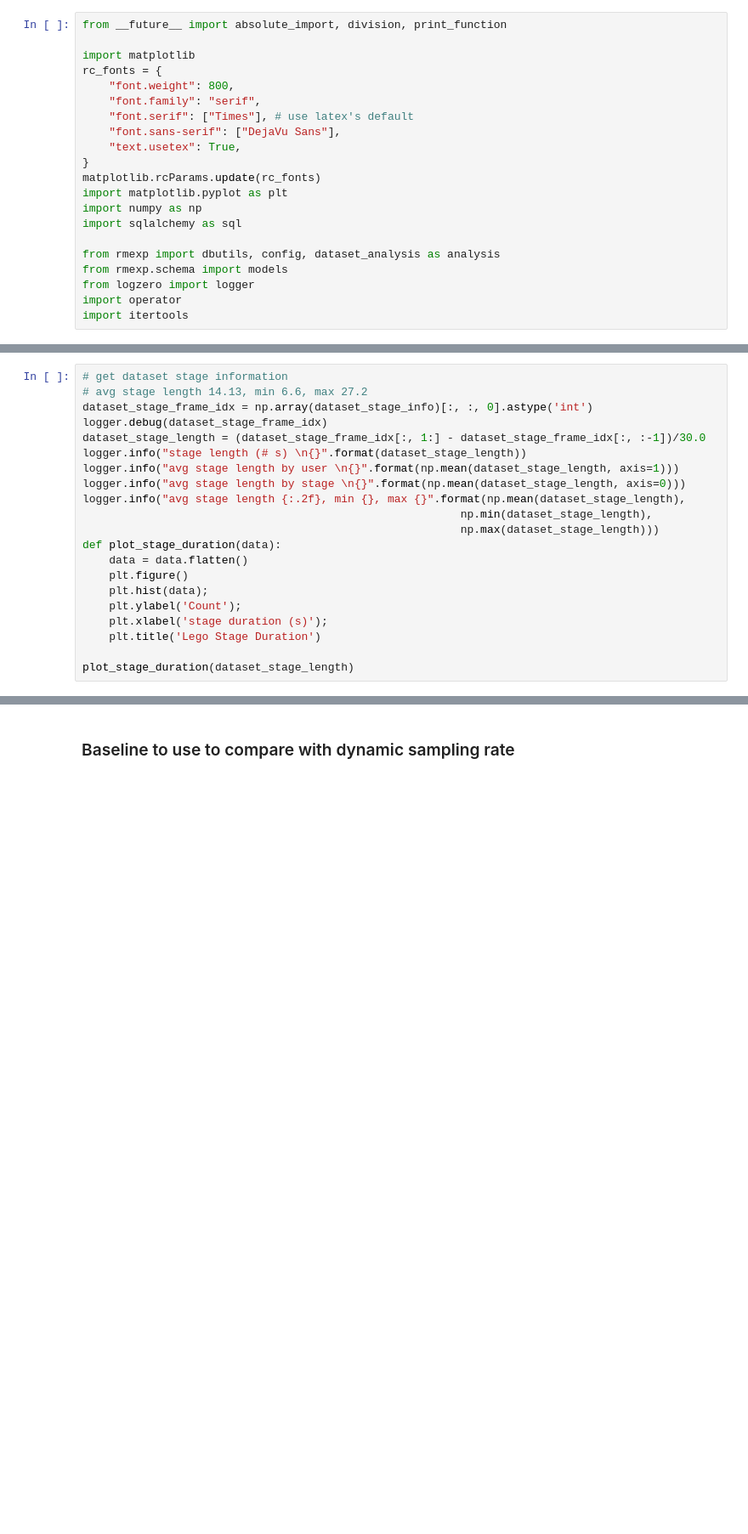
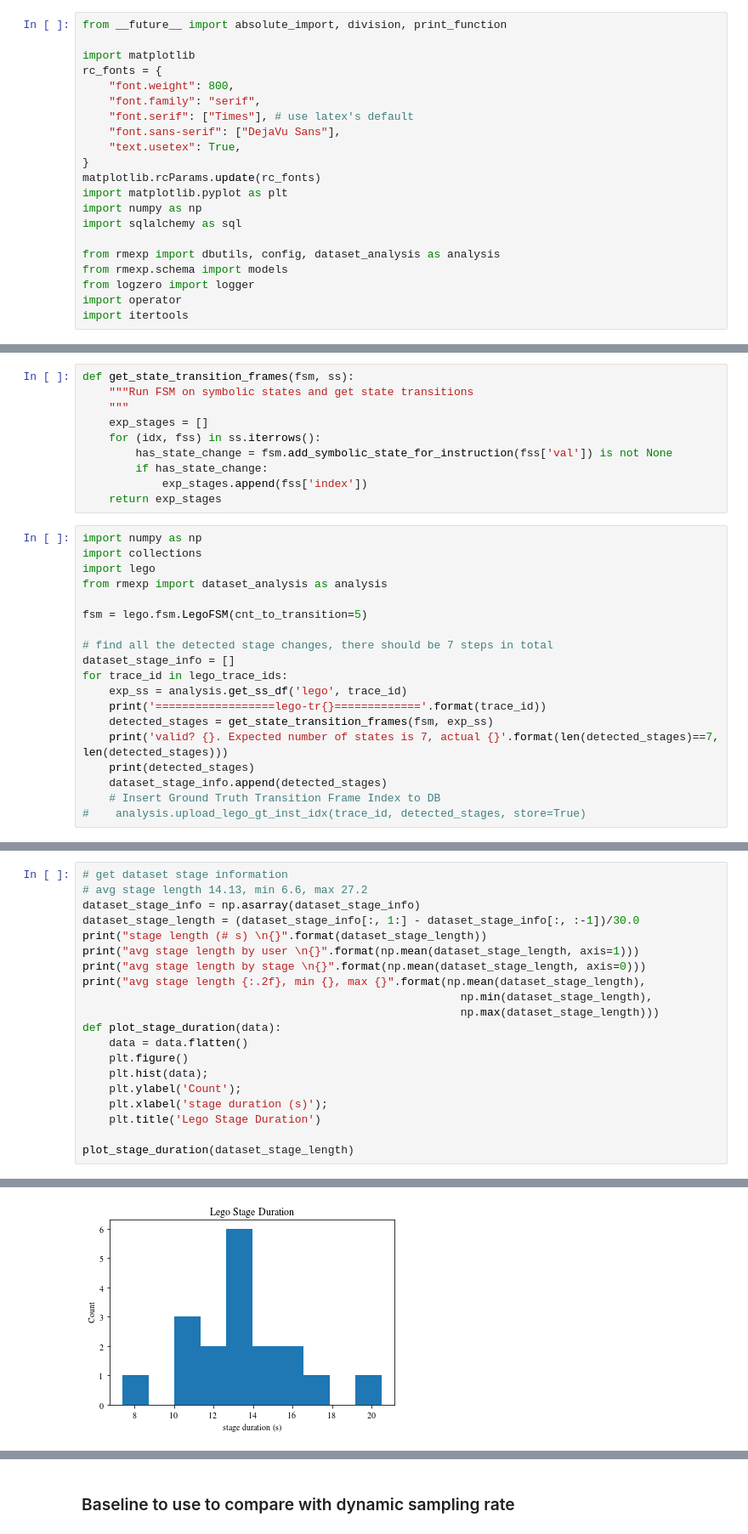
Before and after one commit to cmusatyalab/sec19-scalable-edge-native-applications, a Jupyter notebook: visualization/duty-cycle.ipynb, the cells around one changed output, grey strips where cells are left out. Shown at 85% size. Saved outputs shown, nothing was run; the diff lists cells and outputs as text; blank space fills up the shorter version.

Commit message:
organized visualization scripts

```diff
--- a/visualization/duty-cycle.ipynb
+++ b/visualization/duty-cycle.ipynb
@@ -160,0 +36,29 @@ for exp_idx, exp_ss in enumerate(ss):
+# %%
+def get_state_transition_frames(fsm, ss):
+    """Run FSM on symbolic states and get state transitions
+    """
+    exp_stages = []
+    for (idx, fss) in ss.iterrows():
+        has_state_change = fsm.add_symbolic_state_for_instruction(fss['val']) is not None
+        if has_state_change:
+            exp_stages.append(fss['index'])
+    return exp_stages
+# %%
+import numpy as np
+import collections
+import lego
+from rmexp import dataset_analysis as analysis
+
+fsm = lego.fsm.LegoFSM(cnt_to_transition=5)
+
+# find all the detected stage changes, there should be 7 steps in total
+dataset_stage_info = []
+for trace_id in lego_trace_ids:
+    exp_ss = analysis.get_ss_df('lego', trace_id)
+    print('==================lego-tr{}============='.format(trace_id))
+    detected_stages = get_state_transition_frames(fsm, exp_ss)
+    print('valid? {}. Expected number of states is 7, actual {}'.format(len(detected_stages)==7, len(detected_stages)))
+    print(detected_stages)
+    dataset_stage_info.append(detected_stages)
+    # Insert Ground Truth Transition Frame Index to DB
+#    analysis.upload_lego_gt_inst_idx(trace_id, detected_stages, store=True)
@@ -161,13 +77,12 @@ for exp_idx, exp_ss in enumerate(ss):
 # %%
 # get dataset stage information
 # avg stage length 14.13, min 6.6, max 27.2
-dataset_stage_frame_idx = np.array(dataset_stage_info)[:, :, 0].astype('int')
-logger.debug(dataset_stage_frame_idx)
-dataset_stage_length = (dataset_stage_frame_idx[:, 1:] - dataset_stage_frame_idx[:, :-1])/30.0
-logger.info("stage length (# s) \n{}".format(dataset_stage_length))
-logger.info("avg stage length by user \n{}".format(np.mean(dataset_stage_length, axis=1)))
-logger.info("avg stage length by stage \n{}".format(np.mean(dataset_stage_length, axis=0)))
-logger.info("avg stage length {:.2f}, min {}, max {}".format(np.mean(dataset_stage_length),
+dataset_stage_info = np.asarray(dataset_stage_info)
+dataset_stage_length = (dataset_stage_info[:, 1:] - dataset_stage_info[:, :-1])/30.0
+print("stage length (# s) \n{}".format(dataset_stage_length))
+print("avg stage length by user \n{}".format(np.mean(dataset_stage_length, axis=1)))
+print("avg stage length by stage \n{}".format(np.mean(dataset_stage_length, axis=0)))
+print("avg stage length {:.2f}, min {}, max {}".format(np.mean(dataset_stage_length),
                                                          np.min(dataset_stage_length),
                                                          np.max(dataset_stage_length)))
 def plot_stage_duration(data):
@@ -198,0 +107 @@ plot_stage_duration(dataset_stage_length)
+[figure, added]
```
Also changed, not shown: parts of 17 cells of this notebook, 14 other files.
